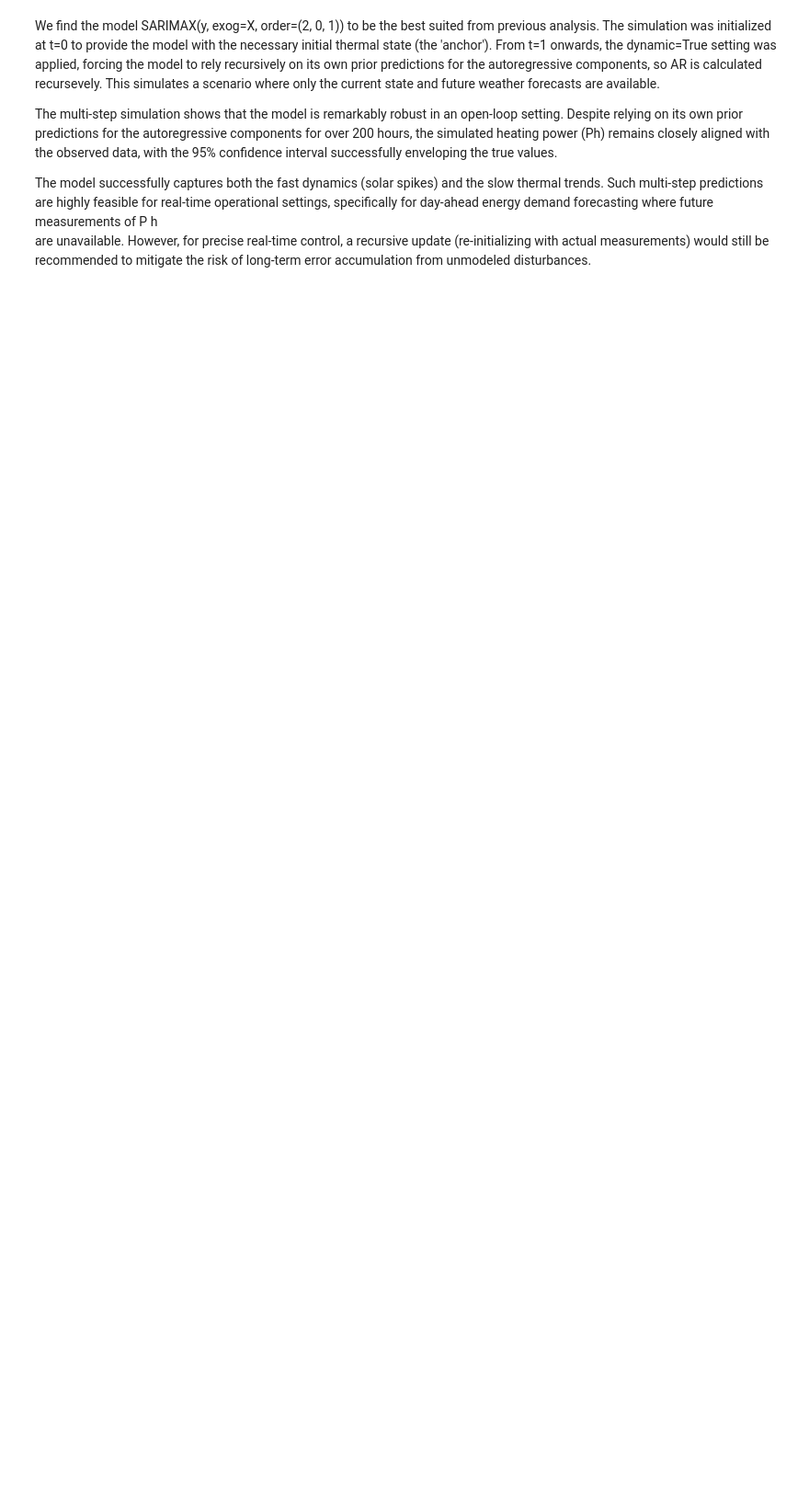
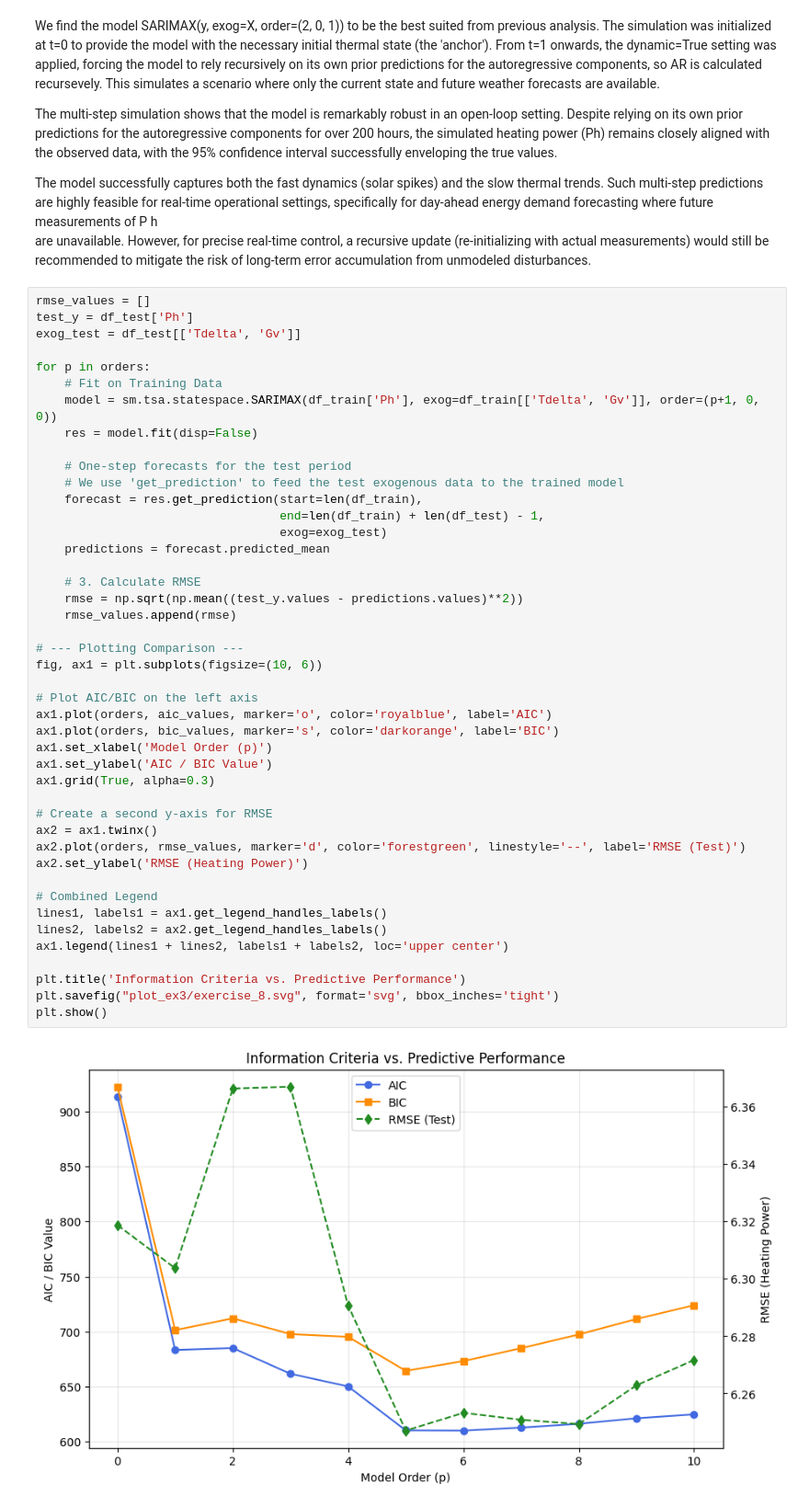
Before and after one commit to valentinatrolese02-collab/time_series_analysis, a Jupyter notebook: assignment3/ex3.ipynb, the cells around one changed output. Shown at 92% size. Drawn from its saved outputs; the diff is of its cells as text; blank space fills up the shorter version.

```diff
--- a/assignment3/ex3.ipynb
+++ b/assignment3/ex3.ipynb
@@ -641 +760,47 @@ h
   are unavailable. However, for precise real-time control, a recursive update (re-initializing with actual measurements) would still be recommended to mitigate the risk of long-term error accumulation from unmodeled disturbances.
+# %%
+rmse_values = []
+test_y = df_test['Ph']
+exog_test = df_test[['Tdelta', 'Gv']]
+
+for p in orders:
+    # Fit on Training Data
+    model = sm.tsa.statespace.SARIMAX(df_train['Ph'], exog=df_train[['Tdelta', 'Gv']], order=(p+1, 0, 0))
+    res = model.fit(disp=False)
+
+    # One-step forecasts for the test period
+    # We use 'get_prediction' to feed the test exogenous data to the trained model
+    forecast = res.get_prediction(start=len(df_train),
+                                  end=len(df_train) + len(df_test) - 1,
+                                  exog=exog_test)
+    predictions = forecast.predicted_mean
+
+    # 3. Calculate RMSE
+    rmse = np.sqrt(np.mean((test_y.values - predictions.values)**2))
+    rmse_values.append(rmse)
+
+# --- Plotting Comparison ---
+fig, ax1 = plt.subplots(figsize=(10, 6))
+
+# Plot AIC/BIC on the left axis
+ax1.plot(orders, aic_values, marker='o', color='royalblue', label='AIC')
+ax1.plot(orders, bic_values, marker='s', color='darkorange', label='BIC')
+ax1.set_xlabel('Model Order (p)')
+ax1.set_ylabel('AIC / BIC Value')
+ax1.grid(True, alpha=0.3)
+
+# Create a second y-axis for RMSE
+ax2 = ax1.twinx()
+ax2.plot(orders, rmse_values, marker='d', color='forestgreen', linestyle='--', label='RMSE (Test)')
+ax2.set_ylabel('RMSE (Heating Power)')
+
+# Combined Legend
+lines1, labels1 = ax1.get_legend_handles_labels()
+lines2, labels2 = ax2.get_legend_handles_labels()
+ax1.legend(lines1 + lines2, labels1 + labels2, loc='upper center')
+
+plt.title('Information Criteria vs. Predictive Performance')
+plt.savefig("plot_ex3/exercise_8.svg", format='svg', bbox_inches='tight')
+plt.show()
+# %% [output]
+[figure, added]
```
Also changed, not shown: parts of 9 cells of this notebook, 10 other files.
